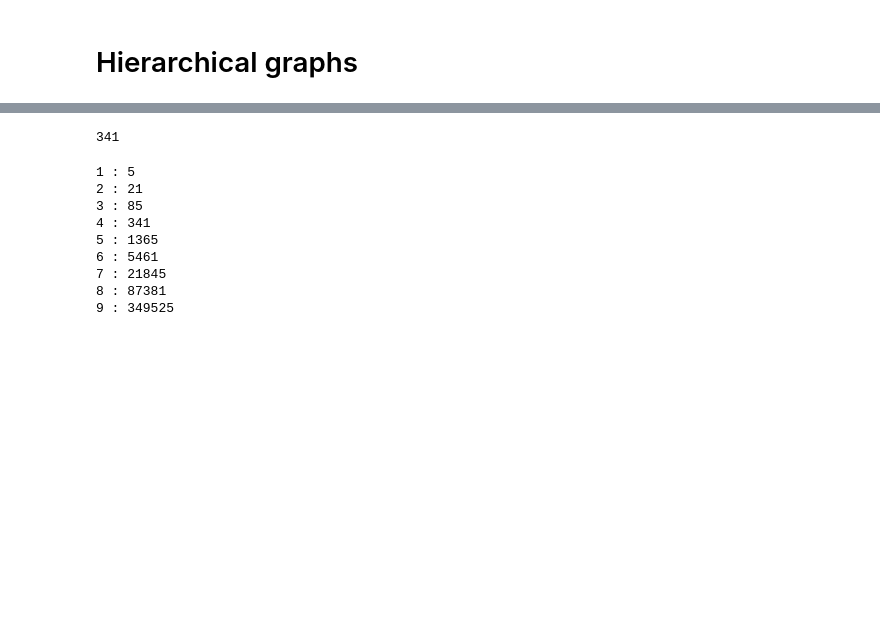
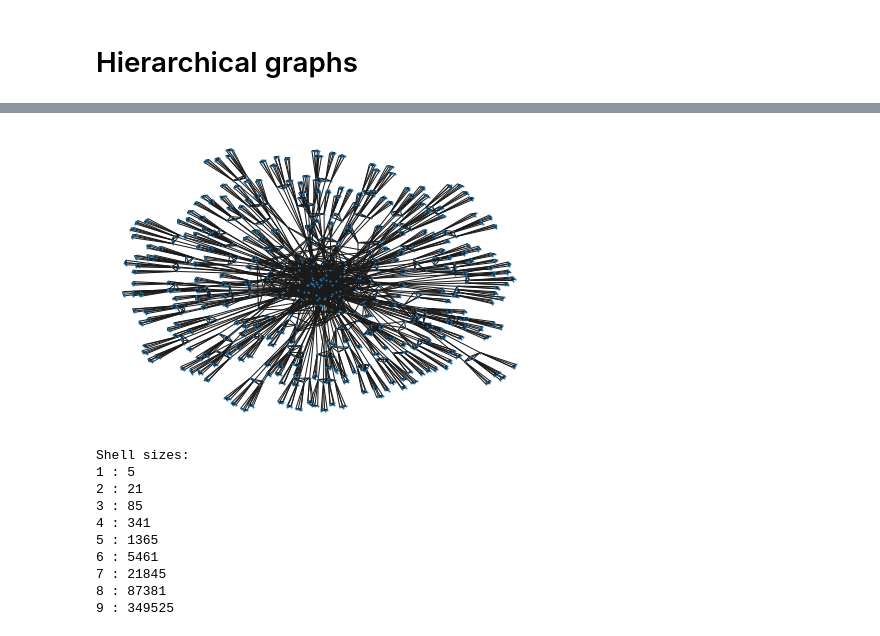
Before and after one commit to dczifra/epidemic_seeding, a Jupyter notebook: scripts/research/switchover_conditions.ipynb, the cells around one changed output, grey strips where cells are left out. Cells and saved outputs as stored; diff of their text form; code cells hidden in the pictures; blank space fills up the shorter version.

```diff
--- a/scripts/research/switchover_conditions.ipynb
+++ b/scripts/research/switchover_conditions.ipynb
@@ -163,5 +155,0 @@ graph size:  84
-# %%
-
-len(graph)
-# %% [output]
-341
@@ -179,8 +156,17 @@ inp_args = {
+# %%
+#pos = nx.shell_layout(graph, shells)
+graph,shells = get_hierarchical_graph(5, head={"n":84, "p1":0.1, "p2":0.000})
+nx.draw(graph, node_size=1)
+plt.show()
+# %% [output]
+[figure, added]
 # %%
+print("Shell sizes: ")
 for i in range(1,10):
     graph,shells = get_hierarchical_graph(i, head=None)
     print(i,":", len(graph))
 # %% [output]
+Shell sizes:
 1 : 5
 2 : 21
 3 : 85
```
Also changed, not shown: parts of 26 cells of this notebook, 5 other files.
